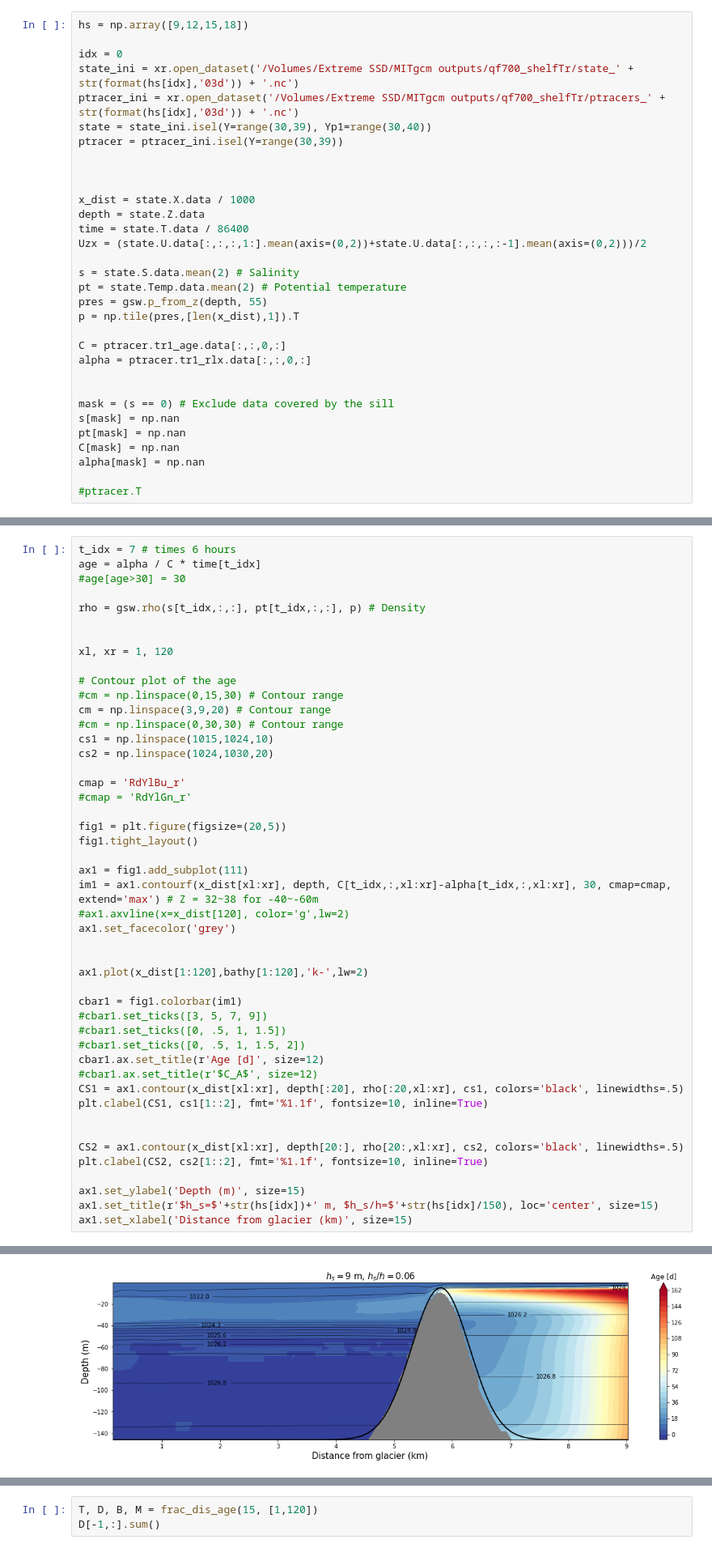
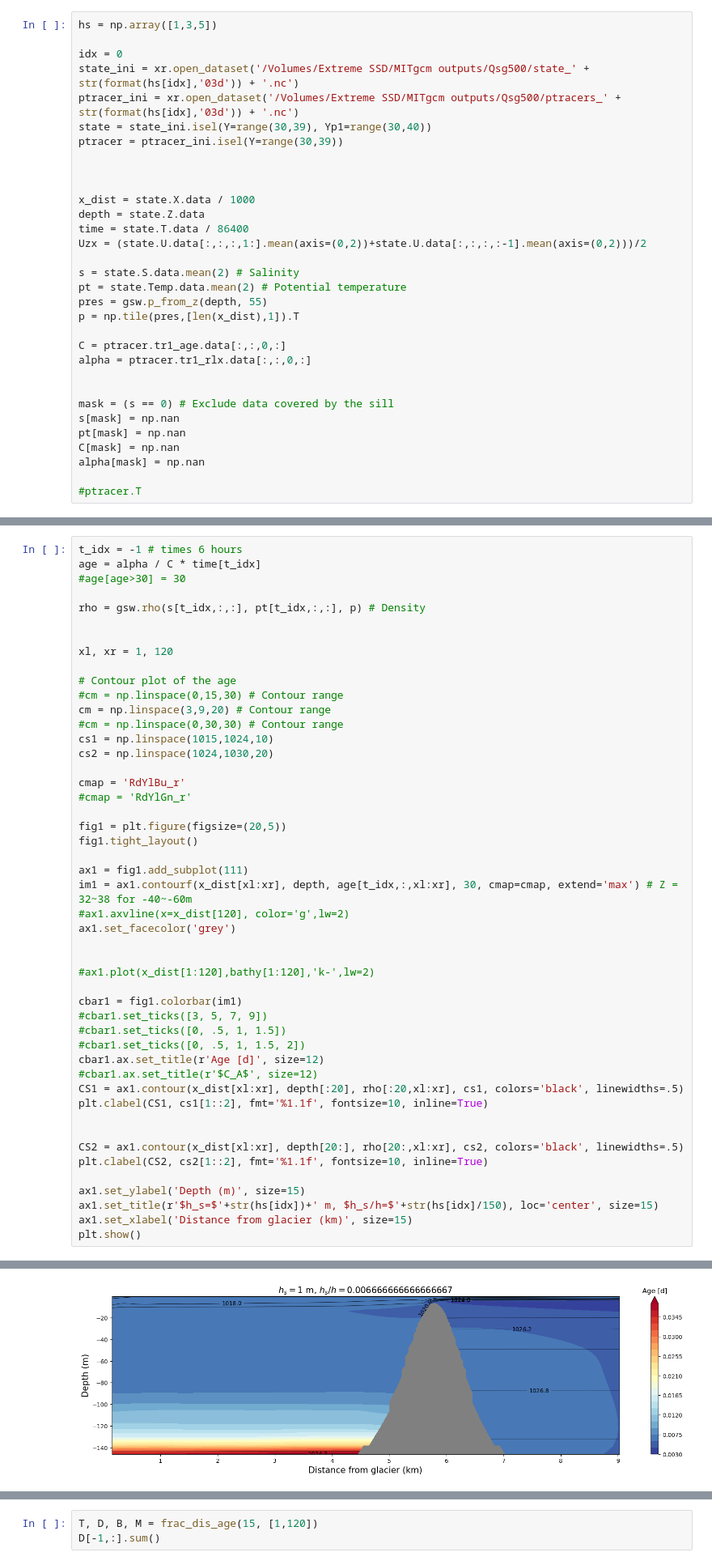
Before and after one commit to weiyangbao/Jupyter-Iceplume, a Jupyter notebook: ptracer_age.ipynb, the cells around one changed output, grey strips where cells are left out. Shown at 81% size. Cells and saved outputs as stored; diff of their text form.

```diff
--- a/ptracer_age.ipynb
+++ b/ptracer_age.ipynb
@@ -68,9 +50,9 @@ dd[120], dd[-1]-dd[121], dd
 # %%
-hs = np.array([9,12,15,18])
+hs = np.array([1,3,5])
 
 idx = 0
-state_ini = xr.open_dataset('/Volumes/Extreme SSD/MITgcm outputs/qf700_shelfTr/state_' + str(format(hs[idx],'03d')) + '.nc')
-ptracer_ini = xr.open_dataset('/Volumes/Extreme SSD/MITgcm outputs/qf700_shelfTr/ptracers_' + str(format(hs[idx],'03d')) + '.nc')
+state_ini = xr.open_dataset('/Volumes/Extreme SSD/MITgcm outputs/Qsg500/state_' + str(format(hs[idx],'03d')) + '.nc')
+ptracer_ini = xr.open_dataset('/Volumes/Extreme SSD/MITgcm outputs/Qsg500/ptracers_' + str(format(hs[idx],'03d')) + '.nc')
 state = state_ini.isel(Y=range(30,39), Yp1=range(30,40))
 ptracer = ptracer_ini.isel(Y=range(30,39))
 
@@ -132,5 +96,5 @@ array([-150.        , -150.        , -150.        , -150.        ,
 # %%
-t_idx = 7 # times 6 hours
+t_idx = -1 # times 6 hours
 age = alpha / C * time[t_idx]
 #age[age>30] = 30
 
@@ -153,12 +117,12 @@ fig1 = plt.figure(figsize=(20,5))
 fig1.tight_layout()
 
 ax1 = fig1.add_subplot(111)
-im1 = ax1.contourf(x_dist[xl:xr], depth, C[t_idx,:,xl:xr]-alpha[t_idx,:,xl:xr], 30, cmap=cmap, extend='max') # Z = 32~38 for -40~-60m
+im1 = ax1.contourf(x_dist[xl:xr], depth, age[t_idx,:,xl:xr], 30, cmap=cmap, extend='max') # Z = 32~38 for -40~-60m
 #ax1.axvline(x=x_dist[120], color='g',lw=2)
 ax1.set_facecolor('grey')
 
 
-ax1.plot(x_dist[1:120],bathy[1:120],'k-',lw=2)
+#ax1.plot(x_dist[1:120],bathy[1:120],'k-',lw=2)
 
 cbar1 = fig1.colorbar(im1)
 #cbar1.set_ticks([3, 5, 7, 9])
@@ -176,4 +140,5 @@ plt.clabel(CS2, cs2[1::2], fmt='%1.1f', fontsize=10, inline=True)
 ax1.set_ylabel('Depth (m)', size=15)
 ax1.set_title(r'$h_s=$'+str(hs[idx])+' m, $h_s/h=$'+str(hs[idx]/150), loc='center', size=15)
 ax1.set_xlabel('Distance from glacier (km)', size=15)
+plt.show()
 # %% [output]
@@ -181,4 +145,4 @@ Text(0.5, 0, 'Distance from glacier (km)')
-[figure, old version]
+[figure, new version]
 # %%
 #np.nanmax(age[:,xl:xr]), np.nanmin(age[:,xl:xr])
 c1 = C[t_idx,:,xl:xr]
```
Also changed, not shown: parts of 11 cells of this notebook, 10 other files.
